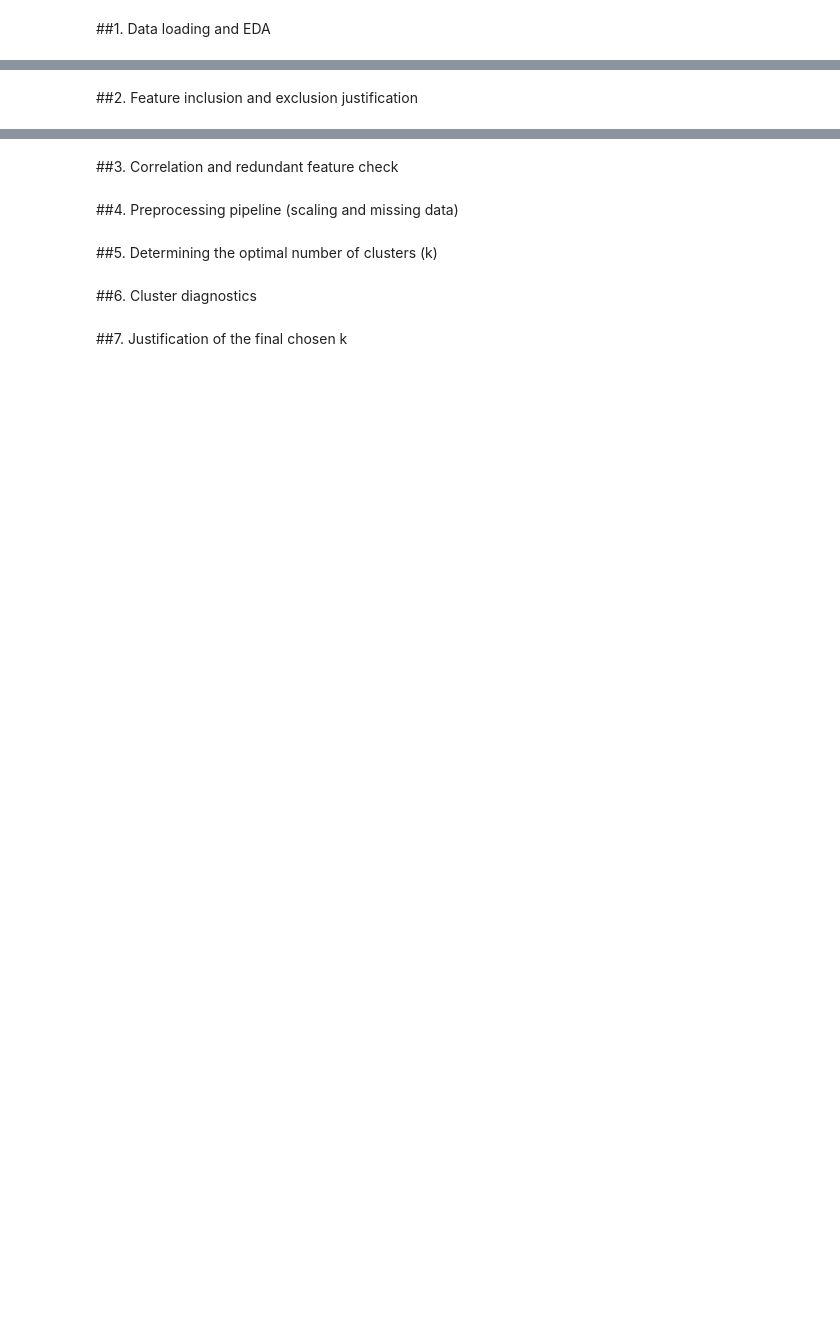
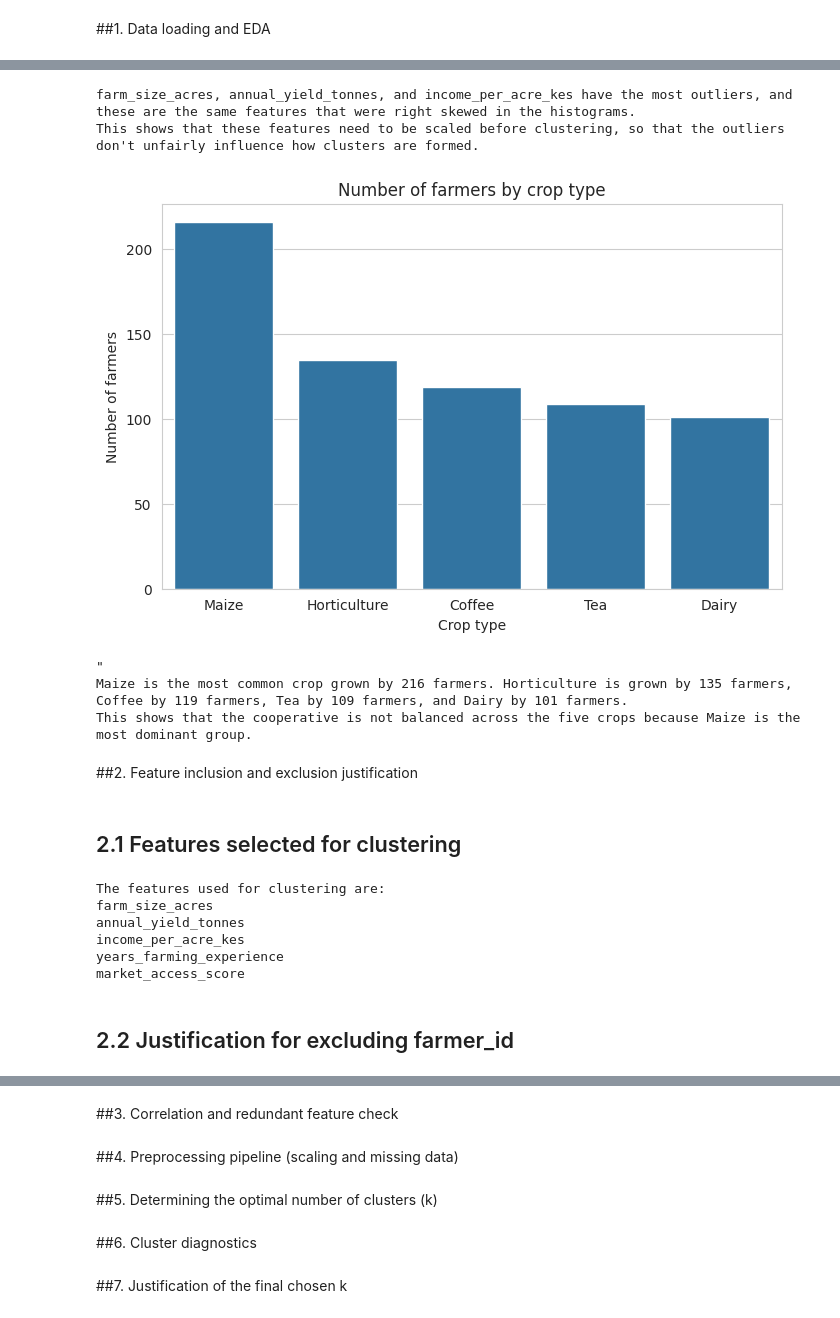
Before and after one commit to tanuiivy/bbt4106-202604-D4-clustering, a Jupyter notebook: lab_submission/bbt4106_202604_D4_clustering.ipynb, the cells around one changed output, grey strips where cells are left out. Drawn from its saved outputs; the diff is of its cells as text; code cells hidden in the pictures; blank space fills up the shorter version.

Commit message:
Section 1 and 2: Data loading, EDA, and Feature Justification

```diff
--- a/lab_submission/bbt4106_202604_D4_clustering.ipynb
+++ b/lab_submission/bbt4106_202604_D4_clustering.ipynb
@@ -5,2 +7,13 @@
+# %%
+import pandas as pd
+import numpy as np
+import matplotlib.pyplot as plt
+import seaborn as sns
+import urllib.request
+import os
+
+# Plot settings
+sns.set_style("whitegrid")
+plt.rcParams["figure.figsize"] = (8, 5)
 # %% [markdown]
 ##1. Data loading and EDA
@@ -6,0 +22,22 @@
+# %%
+# Load the dataset
+dataset_path = './data/agricultural_cooperative_farmers.csv'
+url = 'https://raw.githubusercontent.com/tanuiivy/bbt4106-202604-D4-clustering/main/data/agricultural_cooperative_farmers.csv'
+
+if not os.path.exists(dataset_path):
+    print("Downloading dataset...")
+    if not os.path.exists('./data'):
+        os.makedirs('./data')
+    urllib.request.urlretrieve(url, dataset_path)
+    print("Dataset downloaded")
+else:
+    print("Dataset already exists")
+
+df = pd.read_csv(dataset_path)
+
+# Check rows and columns of the dataset
+n_rows, n_cols = df.shape
+print(f"The dataset has {n_rows} rows and {n_cols} columns.")
+
+print("Shape:", df.shape)
+df.head()
@@ -7,2 +218,46 @@
+# %%
+print("""
+farm_size_acres, annual_yield_tonnes, and income_per_acre_kes have the most outliers, and these are the same features that were right skewed in the histograms.
+This shows that these features need to be scaled before clustering, so that the outliers don't unfairly influence how clusters are formed.
+""")
+# %% [output]
+farm_size_acres, annual_yield_tonnes, and income_per_acre_kes have the most outliers, and these are the same features that were right skewed in the histograms.
+This shows that these features need to be scaled before clustering, so that the outliers don't unfairly influence how clusters are formed.
+# %%
+plt.figure()
+sns.countplot(data=df, x="crop_type", order=df["crop_type"].value_counts().index)
+plt.title("Number of farmers by crop type")
+plt.xlabel("Crop type")
+plt.ylabel("Number of farmers")
+plt.show()
+# %% [output]
+[figure, added]
+# %%
+print(""""
+Maize is the most common crop grown by 216 farmers. Horticulture is grown by 135 farmers, Coffee by 119 farmers, Tea by 109 farmers, and Dairy by 101 farmers.
+This shows that the cooperative is not balanced across the five crops because Maize is the most dominant group.
+""")
+# %% [output]
+"
+Maize is the most common crop grown by 216 farmers. Horticulture is grown by 135 farmers, Coffee by 119 farmers, Tea by 109 farmers, and Dairy by 101 farmers.
+This shows that the cooperative is not balanced across the five crops because Maize is the most dominant group.
 # %% [markdown]
 ##2. Feature inclusion and exclusion justification
+# %% [markdown]
+## 2.1 Features selected for clustering
+# %%
+clustering_features = ["farm_size_acres", "annual_yield_tonnes", "income_per_acre_kes",
+                        "years_farming_experience", "market_access_score"]
+
+print("The features used for clustering are:")
+for f in clustering_features:
+    print(f)
+# %% [output]
+The features used for clustering are:
+farm_size_acres
+annual_yield_tonnes
+income_per_acre_kes
+years_farming_experience
+market_access_score
+# %% [markdown]
+## 2.2 Justification for excluding farmer_id
```
Also changed, not shown: parts of 23 cells of this notebook.
